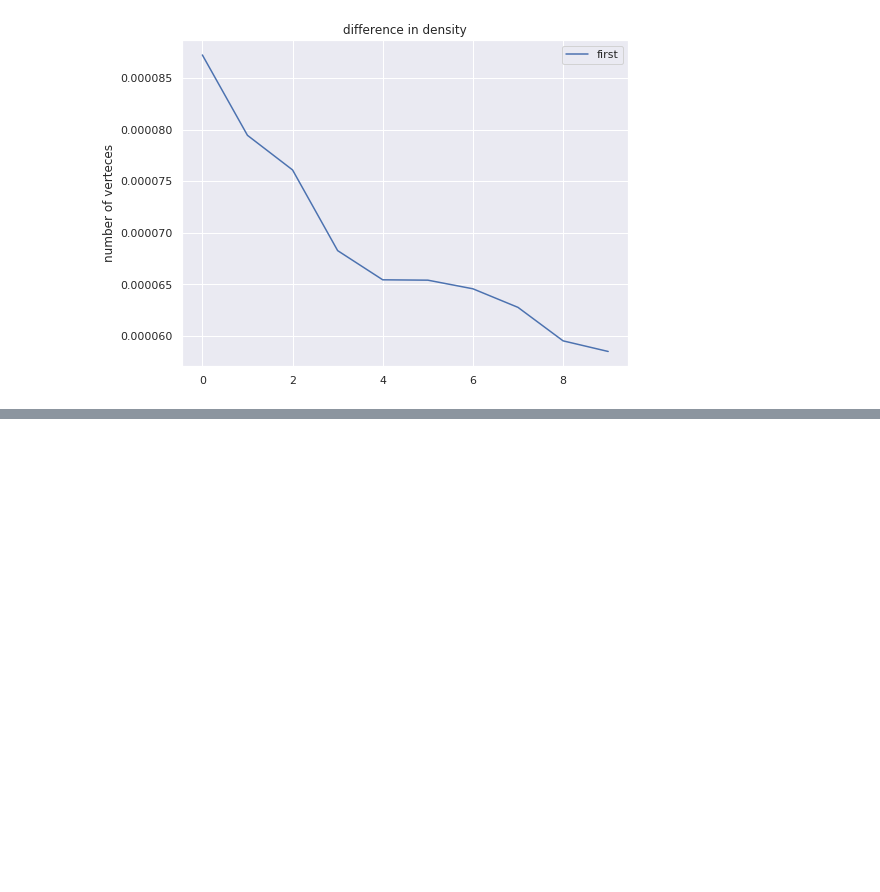
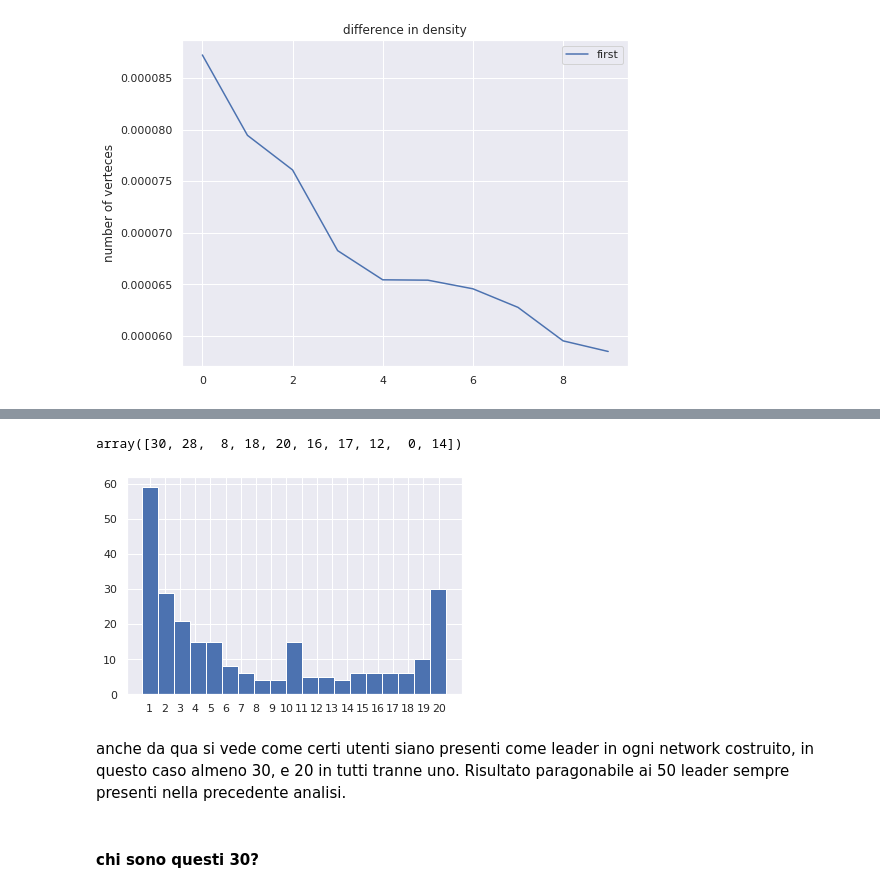
Before and after one commit to DanielePignedoli/Twitter_project, a Jupyter notebook: Network Density ad Connected Component .ipynb, the cells around one changed output, grey strips where cells are left out. Drawn from its saved outputs; the diff is of its cells as text; code cells hidden in the pictures; blank space fills up the shorter version.

Commit message:
analisi cmabiamento delle comunità dei prinicpali leader della rete

```diff
--- a/Network Density ad Connected Component .ipynb
+++ b/Network Density ad Connected Component .ipynb
@@ -298,0 +312,16 @@ ax.legend()
+# %%
+days_count = df['day_count'].unique()
+# %%
+np.random.choice(days_count,10,replace=False)
+# %% [output]
+array([30, 28,  8, 18, 20, 16, 17, 12,  0, 14])
+# %%
+random_graphs = []
+for i in range(20):
+    random_graphs.append(build_graph_3rand(df,np.random.choice(days_count,3,replace=False)))
+# %%
+graphs_df = []
+for g in random_graphs:
+    graphs_df.append(pd.DataFrame({'name' : g.vs['name'], 'outdegree' : g.outdegree()}))
+# %%
+graphs_leader = [d.sort_values('outdegree')['name'].values[-100:] for d in graphs_df]
@@ -298,0 +330,11 @@ ax.legend()
+# %%
+counter = Counter(np.concatenate(graphs_leader))
+plt.hist(list(counter.values()), bins= np.linspace(0.5,20.5,20))
+plt.xticks(range(1,21))
+plt.show()
+# %% [output]
+[figure, added]
+# %% [markdown]
+anche da qua si vede come certi utenti siano presenti come leader in ogni network costruito, in questo caso almeno 30, e 20 in tutti tranne uno. Risultato paragonabile ai 50 leader sempre presenti nella precedente analisi.
+# %% [markdown]
+#### chi sono questi 30?
```
Also changed, not shown: parts of 23 cells of this notebook, 1 other file.
